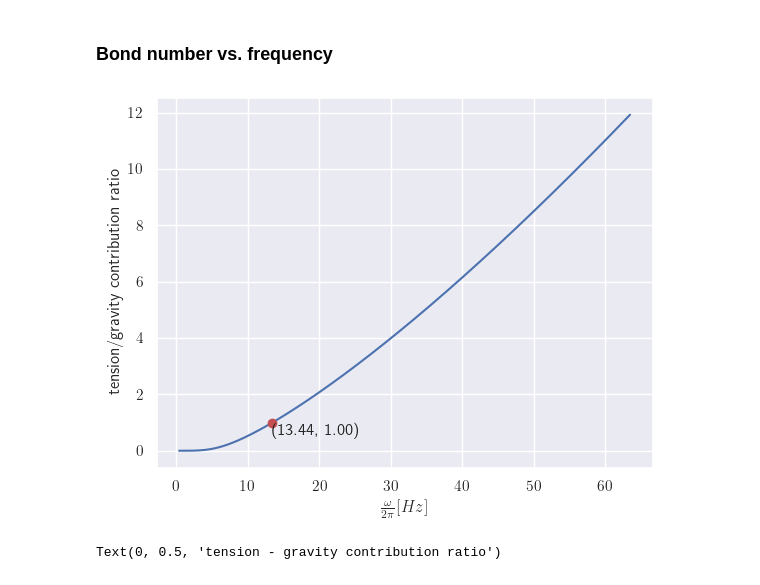
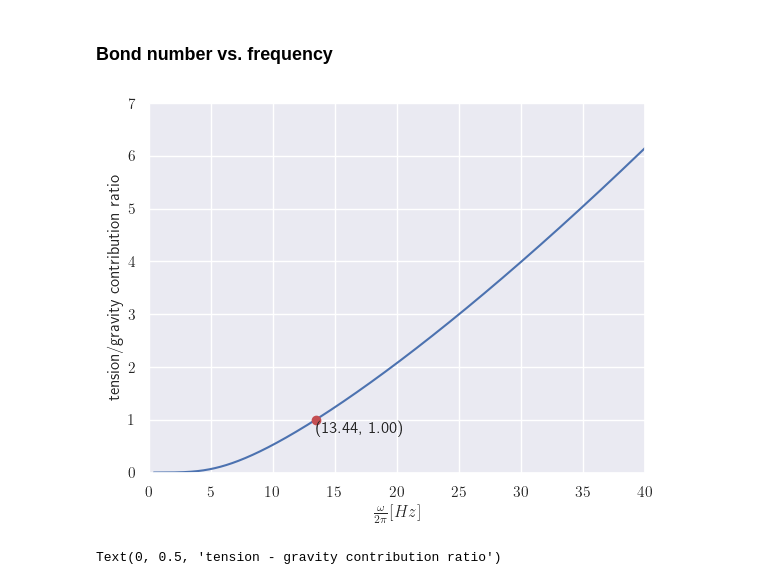
Before and after one commit to InbarMaimon/ProjectAquarium, a Jupyter notebook: notes/wave_maker/wave_maker_theory.ipynb, the cells around one changed output. Cells and saved outputs as stored; diff of their text form; code cells hidden in the pictures.

```diff
--- a/notes/wave_maker/wave_maker_theory.ipynb
+++ b/notes/wave_maker/wave_maker_theory.ipynb
@@ -279,19 +267,19 @@ Text(6.393221655171044, 178.32751699172914, '(6.39, 178.33)')
 # %%
 Bo = rho*g0 / (tau * k_ps**2)
 plt.plot(frequencies, 1/Bo)
 i_equal = np.argmin((Bo-1)**2)
 f_equal = frequencies[i_equal]
 Bo_equal = Bo[i_equal][0]
 print(Bo_equal)
 plt.plot([f_equal], [Bo_equal], 'ro')
 plt.text(f_equal, Bo_equal, f"({f_equal:.2f}, {Bo_equal:.2f})", fontsize=12, ha='left', va='top')
-# plt.xlim(0, 30)
-# plt.ylim(0, 4)
+plt.xlim(0, 40)
+plt.ylim(0, 7)
 plt.xlabel(r"$\frac{\omega}{2\pi} [Hz]$")
 plt.ylabel("tension/gravity contribution ratio")
 print(1/np.sqrt(rho*g0 / tau))
 # %% [output]
-[figure, old version]
+[figure, new version]
 # %%
 # yet another tension vs gravity comparison graph
 c_g_diff = tau/rho * k_ps_abs**3 - g0 * k_ps_abs
```
Also changed, not shown: parts of 11 cells of this notebook, 21 other files.
